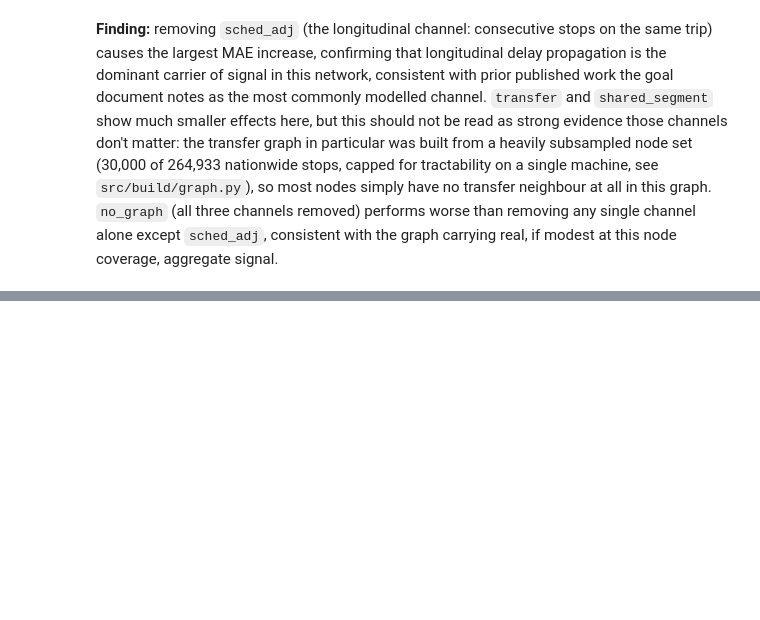
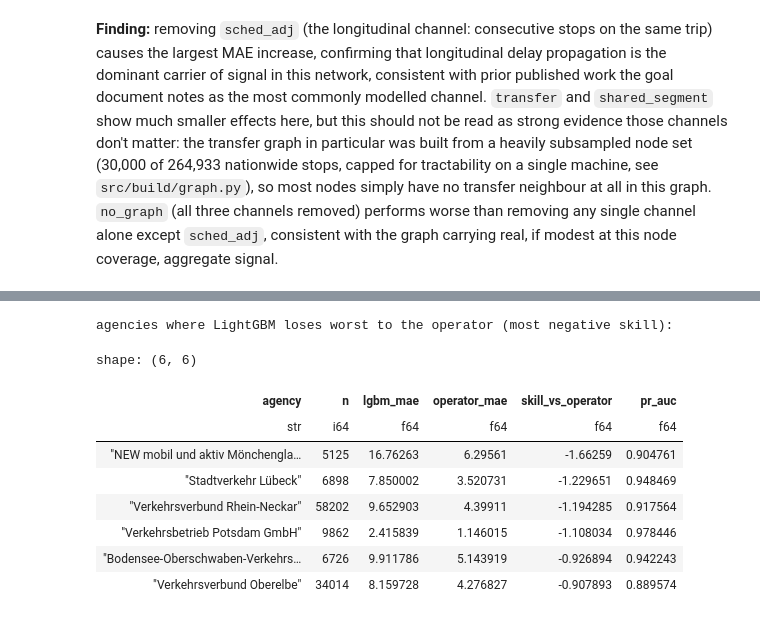
Before and after one commit to ofurkancoban/transit-delay-propagation, a Jupyter notebook: notebooks/03_model_results.ipynb, the cells around one changed output, grey strips where cells are left out. Drawn from its saved outputs; the diff is of its cells as text; code cells hidden in the pictures; blank space fills up the shorter version.

```diff
--- a/notebooks/03_model_results.ipynb
+++ b/notebooks/03_model_results.ipynb
@@ -330,0 +381,14 @@ carrying real, if modest at this node coverage, aggregate signal.
+# %%
+print("agencies where LightGBM loses worst to the operator (most negative skill):")
+agency_model.filter(pl.col("n") >= 5000).sort("skill_vs_operator", descending=False).head(6)
+# %% [output]
+agencies where LightGBM loses worst to the operator (most negative skill):
+shape: (6, 6)
+| agency | n | lgbm_mae | operator_mae | skill_vs_operator | pr_auc |
+| str | i64 | f64 | f64 | f64 | f64 |
+| "NEW mobil und aktiv Mönchengla… | 5125 | 16.76263 | 6.29561 | -1.66259 | 0.904761 |
+| "Stadtverkehr Lübeck" | 6898 | 7.850002 | 3.520731 | -1.229651 | 0.948469 |
+| "Verkehrsverbund Rhein-Neckar" | 58202 | 9.652903 | 4.39911 | -1.194285 | 0.917564 |
+| "Verkehrsbetrieb Potsdam GmbH" | 9862 | 2.415839 | 1.146015 | -1.108034 | 0.978446 |
+| "Bodensee-Oberschwaben-Verkehrs… | 6726 | 9.911786 | 5.143919 | -0.926894 | 0.942243 |
+| "Verkehrsverbund Oberelbe" | 34014 | 8.159728 | 4.276827 | -0.907893 | 0.889574 |
```
Also changed, not shown: parts of 6 cells of this notebook, 4 other files.
